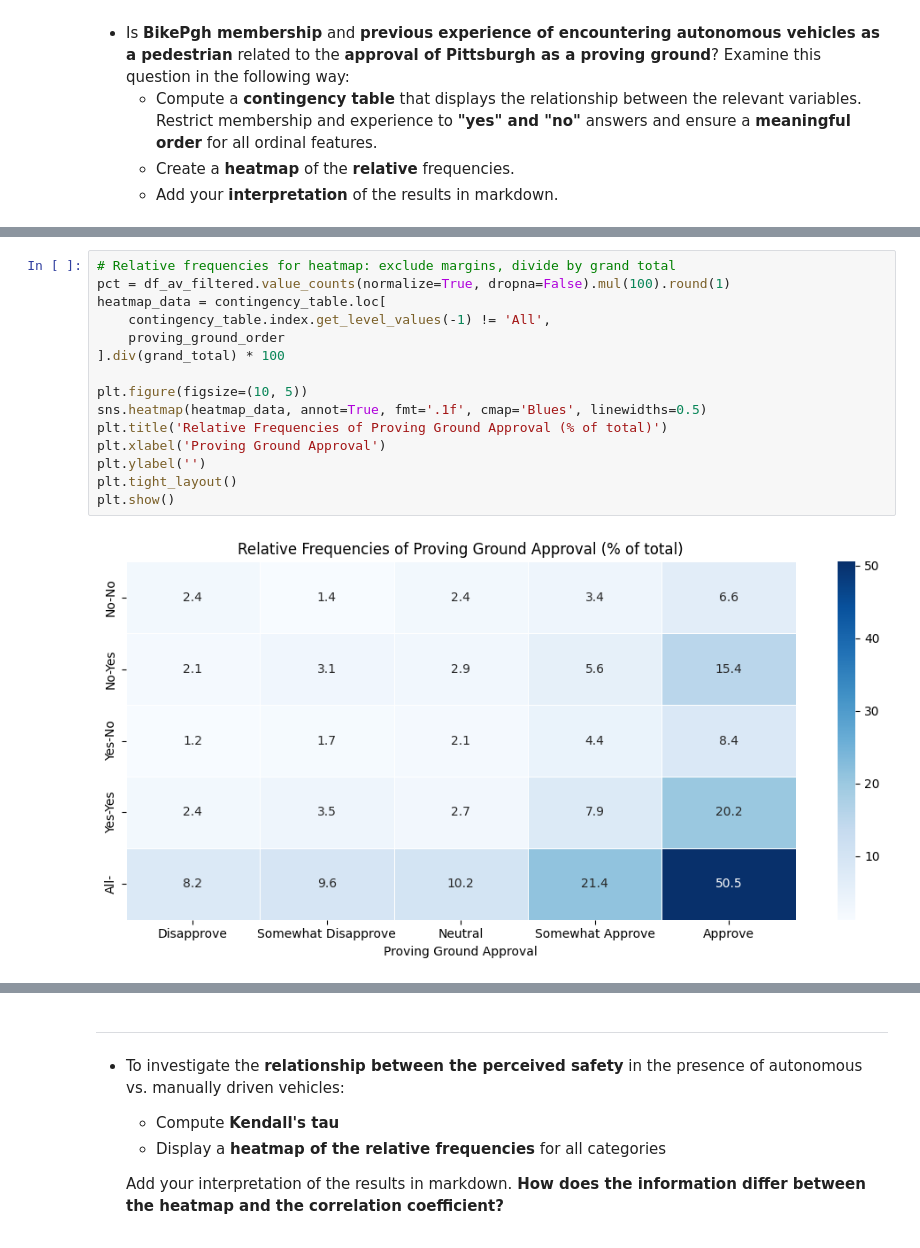
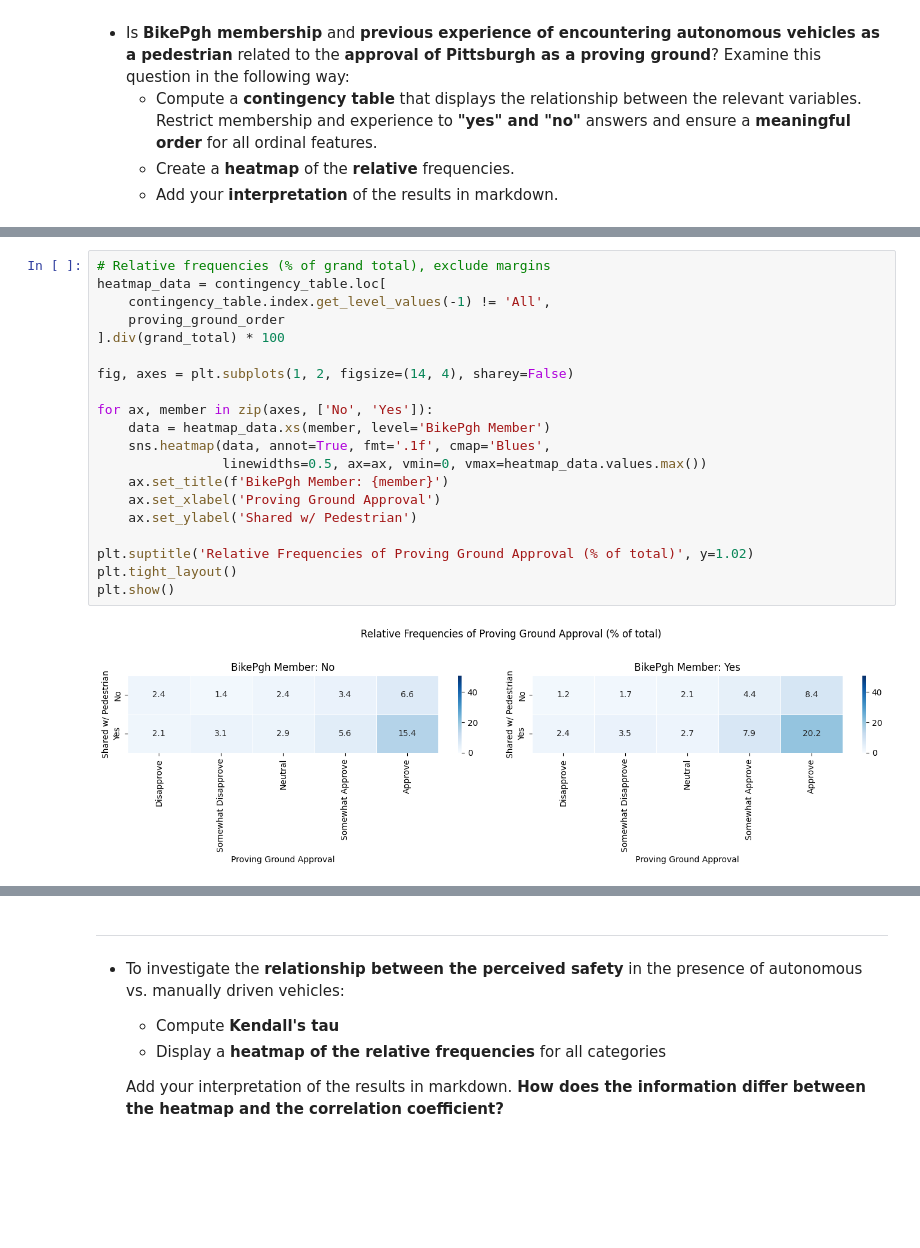
Before and after one commit to athi2210/DA-Lab-group, a Jupyter notebook: 04_tasks.ipynb, the cells around one changed output, grey strips where cells are left out. Saved outputs shown, nothing was run; the diff lists cells and outputs as text; blank space fills up the shorter version.

```diff
--- a/04_tasks.ipynb
+++ b/04_tasks.ipynb
@@ -79,22 +79,27 @@ contingency_table
 |  | Yes | 16 | 23 | 18 | 52 | 132 | ... |
 | All |  | 54 | 63 | 67 | 140 | 331 | ... |
 # %%
-# Relative frequencies for heatmap: exclude margins, divide by grand total
-pct = df_av_filtered.value_counts(normalize=True, dropna=False).mul(100).round(1)
+# Relative frequencies (% of grand total), exclude margins
 heatmap_data = contingency_table.loc[
     contingency_table.index.get_level_values(-1) != 'All',
     proving_ground_order
 ].div(grand_total) * 100
 
-plt.figure(figsize=(10, 5))
-sns.heatmap(heatmap_data, annot=True, fmt='.1f', cmap='Blues', linewidths=0.5)
-plt.title('Relative Frequencies of Proving Ground Approval (% of total)')
-plt.xlabel('Proving Ground Approval')
-plt.ylabel('')
+fig, axes = plt.subplots(1, 2, figsize=(14, 4), sharey=False)
+
+for ax, member in zip(axes, ['No', 'Yes']):
+    data = heatmap_data.xs(member, level='BikePgh Member')
+    sns.heatmap(data, annot=True, fmt='.1f', cmap='Blues',
+                linewidths=0.5, ax=ax, vmin=0, vmax=heatmap_data.values.max())
+    ax.set_title(f'BikePgh Member: {member}')
+    ax.set_xlabel('Proving Ground Approval')
+    ax.set_ylabel('Shared w/ Pedestrian')
+
+plt.suptitle('Relative Frequencies of Proving Ground Approval (% of total)', y=1.02)
 plt.tight_layout()
 plt.show()
 # %% [output]
-[figure, old version]
+[figure, new version]
 # %% [markdown]
 **Interpretation:**
 
```
Also changed, not shown: parts of 5 cells of this notebook.
